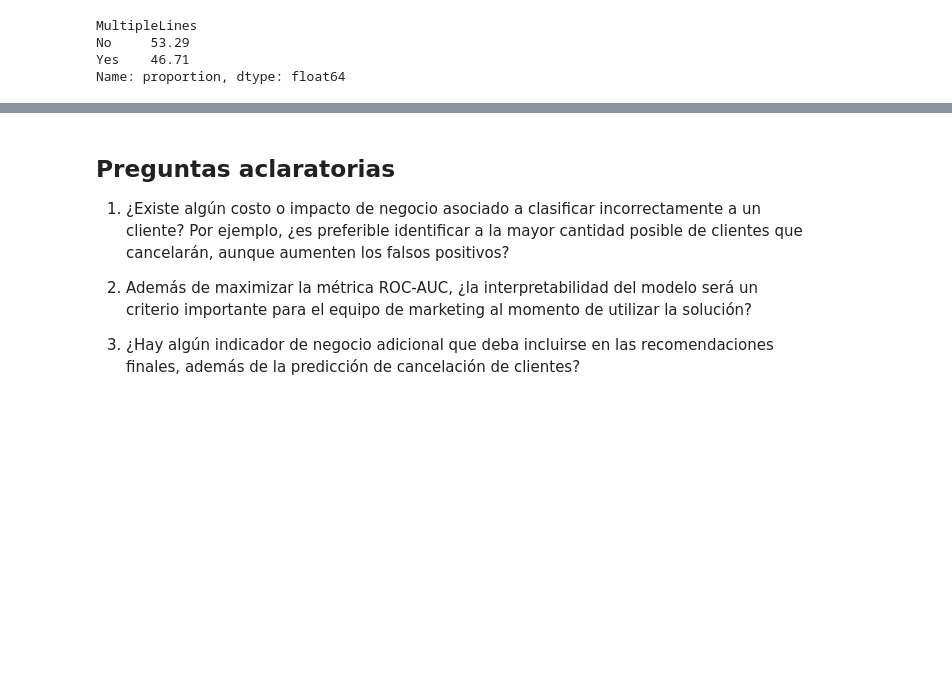
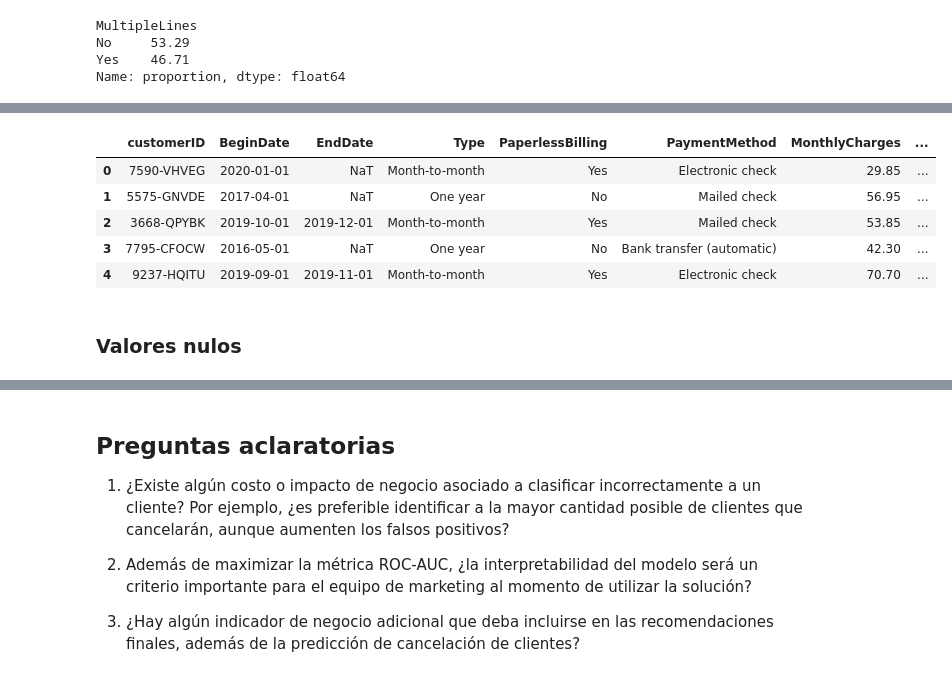
Before and after one commit to Hpaz96/Servicios-de-Interconnect, a Jupyter notebook: notebooks/02_modelo_final.ipynb, the cells around one changed output, grey strips where cells are left out. Saved outputs shown, nothing was run; the diff lists cells and outputs as text; code cells hidden in the pictures; blank space fills up the shorter version.

Commit message:
Archivo finalizado, además del EDA, se realiza machin learni

```diff
--- a/notebooks/02_modelo_final.ipynb
+++ b/notebooks/02_modelo_final.ipynb
@@ -941,0 +955,3 @@ El conjunto de datos phone.csv no presenta valores faltantes ni registros duplic
+# %%
+# Se copia el DataFrame contract a df para realizar análisis adicionales sin modificar el original
+df=contract.copy()
@@ -941,0 +960,5 @@ El conjunto de datos phone.csv no presenta valores faltantes ni registros duplic
+# %%
+#Se realiza la unión de los DataFrames contract, personal, internet y phone en un solo DataFrame
+df = df.merge(personal, on='customerID', how='left')
+df = df.merge(internet, on='customerID', how='left')
+df = df.merge(phone, on='customerID', how='left')
@@ -941,0 +993,12 @@ El conjunto de datos phone.csv no presenta valores faltantes ni registros duplic
+# %%
+#Ver las primeras filas del DataFrame combinado
+df.head()
+# %% [output]
+|  | customerID | BeginDate | EndDate | Type | PaperlessBilling | PaymentMethod | MonthlyCharges | ... |
+| 0 | 7590-VHVEG | 2020-01-01 | NaT | Month-to-month | Yes | Electronic check | 29.85 | ... |
+| 1 | 5575-GNVDE | 2017-04-01 | NaT | One year | No | Mailed check | 56.95 | ... |
+| 2 | 3668-QPYBK | 2019-10-01 | 2019-12-01 | Month-to-month | Yes | Mailed check | 53.85 | ... |
+| 3 | 7795-CFOCW | 2016-05-01 | NaT | One year | No | Bank transfer (automatic) | 42.30 | ... |
+| 4 | 9237-HQITU | 2019-09-01 | 2019-11-01 | Month-to-month | Yes | Electronic check | 70.70 | ... |
+# %% [markdown]
+### Valores nulos
```
Also changed, not shown: parts of 57 cells of this notebook.
